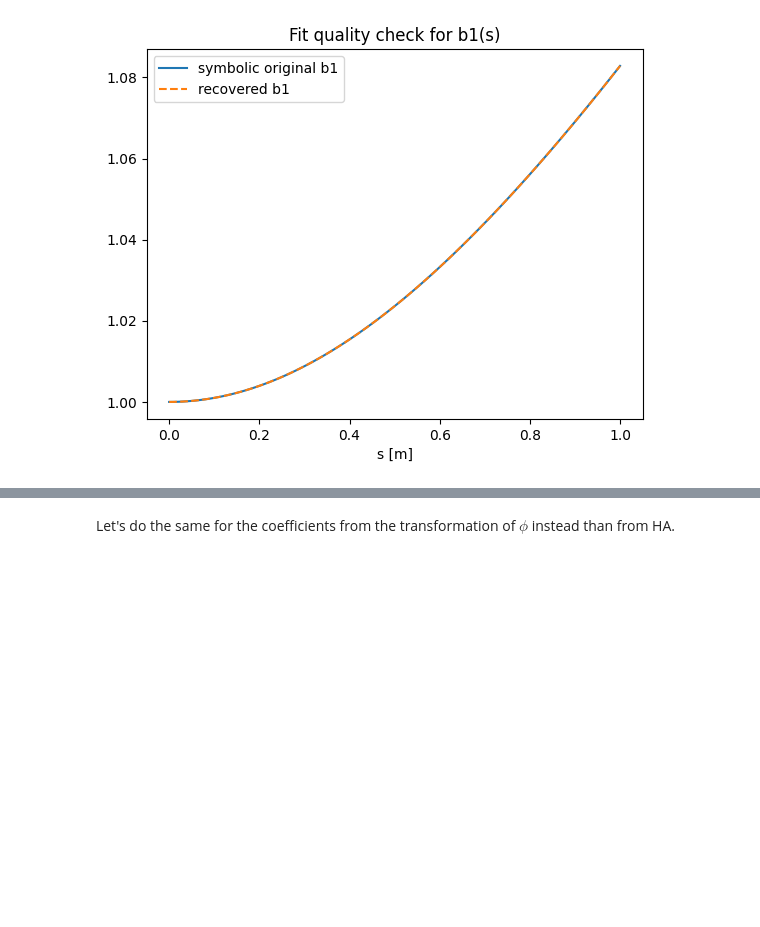
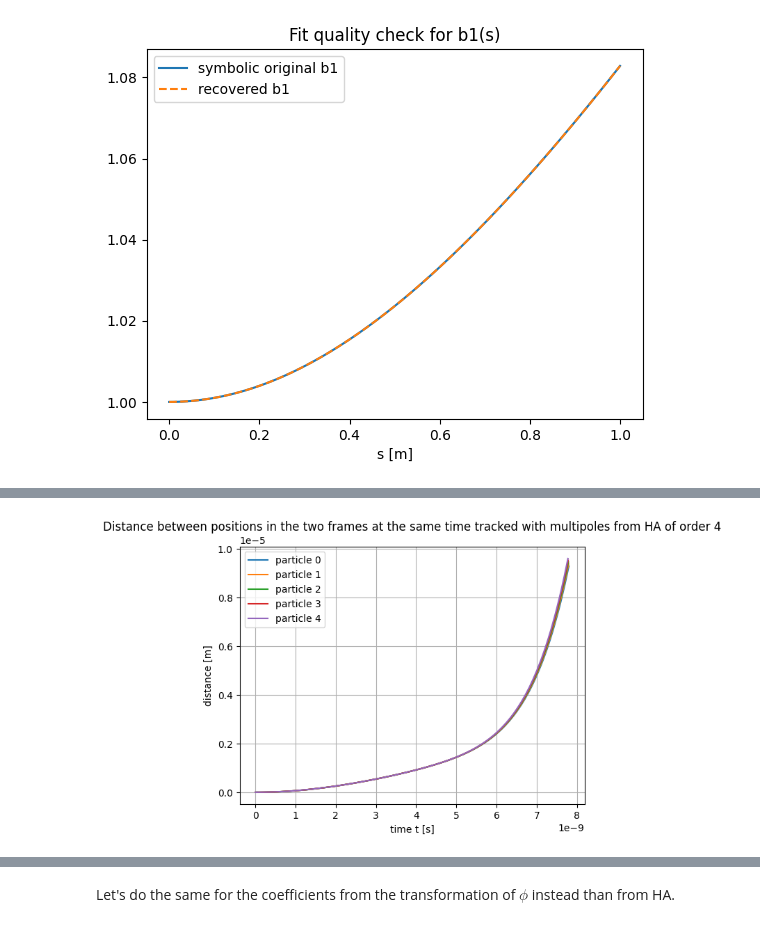
Before and after one commit to marcoliniF/bpmeth, a Jupyter notebook: preliminaryTrials/6.1track_framecomparisonnb.ipynb, the cells around one changed output, grey strips where cells are left out. Cells and saved outputs as stored; diff of their text form; code cells hidden in the pictures; blank space fills up the shorter version.

```diff
--- a/preliminaryTrials/6.1track_framecomparisonnb.ipynb
+++ b/preliminaryTrials/6.1track_framecomparisonnb.ipynb
@@ -380,7 +384,7 @@ plt.show()
 # %% [output]
 [figure]
 # %%
-Astrbetter=bpmeth.GeneralVectorPotential(h=0, b=b_nfit, a=a_nfit, nphi=7)#accounts for the s dependence of the coefficients
+Astrbetter=bpmeth.GeneralVectorPotential(h=0, b=b_nfit, a=a_nfit, nphi=orderHA+2)#accounts for the s dependence of the coefficients
 Hstrbetter = bpmeth.Hamiltonian(length=1,h=0, vectp=Astrbetter)
 p_3 = p0.copy()
 sol_strbetter = Hstrbetter.track(p_3, return_sol=True, ivp_opt= {"rtol":1e-10, "atol":1e-12})
@@ -478,31 +479,33 @@ for i, (sb, sa) in enumerate(zip(sol_strbetter, sol_curved)):
     X_cur = X_cur[idx_cur]
     Z_cur = Z_cur[idx_cur]
 
     # common time interval
     t_min = max(t_str.min(), t_cur.min())
     t_max = min(t_str.max(), t_cur.max())
 
     if t_max <= t_min:
         continue
 
     t_common = np.linspace(t_min, t_max, 500)
 
     # PCHIP interpolation
     X_str_t = PchipInterpolator(t_str, X_str)(t_common)
     Z_str_t = PchipInterpolator(t_str, Z_str)(t_common)
 
     X_cur_t = PchipInterpolator(t_cur, X_cur)(t_common)
     Z_cur_t = PchipInterpolator(t_cur, Z_cur)(t_common)
 
     # distance for this particle
     d_t = np.sqrt((X_str_t - X_cur_t)**2 + (Z_str_t - Z_cur_t)**2)
     all_dt.append((t_common, d_t))
 
     plt.plot(t_common, d_t, label=f"particle {i}")
 
 plt.xlabel("time t [s]")
 plt.ylabel("distance [m]")
 plt.grid(True)
 plt.legend()
-plt.title("Distance between tracked positions in the two frames at the same time")
+plt.title("Distance between positions in the two frames at the same time tracked with multipoles from HA of order "+str(orderHA))
 plt.show()
+# %% [output]
+[figure, added]
```
Also changed, not shown: parts of 15 cells of this notebook.
